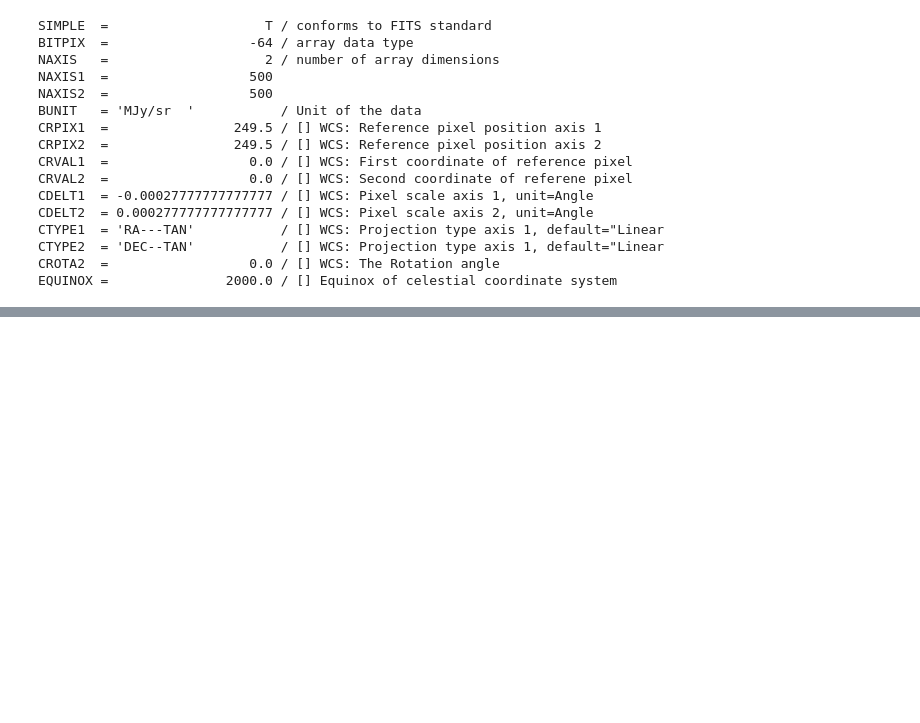
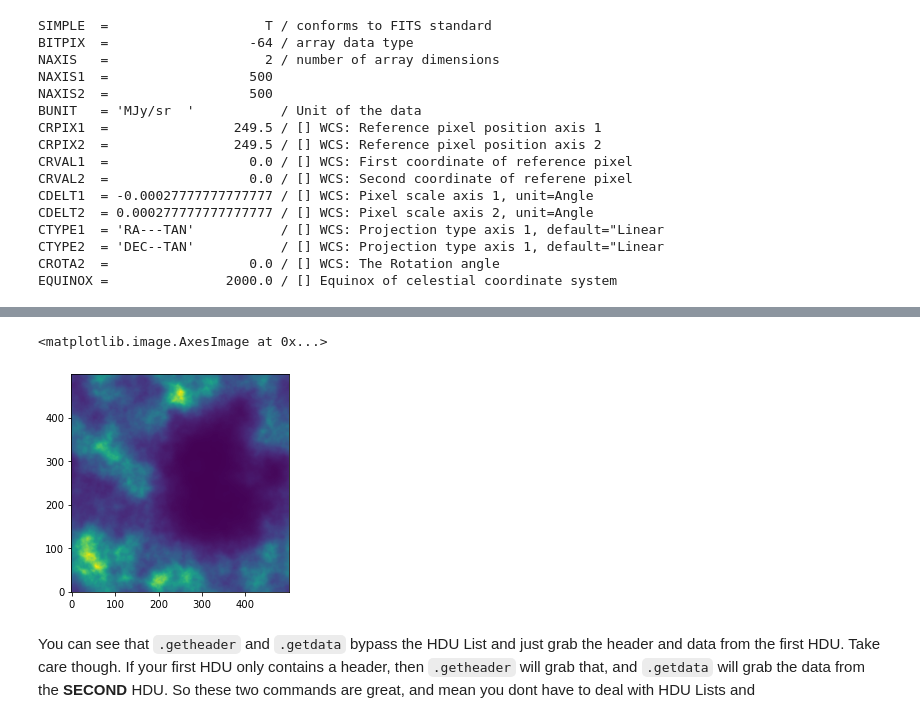
Before and after one commit to CookAndy96/AstroWiki, a Jupyter notebook: WorkingWithFitsFiles/Opening and Exploring FITS Files.ipynb, the cells around one changed output, grey strips where cells are left out. Drawn from its saved outputs; the diff is of its cells as text; code cells hidden in the pictures; blank space fills up the shorter version.

Commit message:
First complete Opening and Exploring FITS Files.ipynb

```diff
--- a/WorkingWithFitsFiles/Opening and Exploring FITS Files.ipynb
+++ b/WorkingWithFitsFiles/Opening and Exploring FITS Files.ipynb
@@ -73,0 +181,5 @@ EQUINOX =               2000.0 / [] Equinox of celestial coordinate system
+# %%
+header = fits.getheader(path_to_file)
+data = fits.getdata(path_to_file)
+
+header
@@ -73,0 +203,7 @@ EQUINOX =               2000.0 / [] Equinox of celestial coordinate system
+# %%
+plt.imshow(data, origin = 'lower')
+# %% [output]
+<matplotlib.image.AxesImage at 0x...>
+[figure, added]
+# %% [markdown]
+You can see that ``.getheader`` and ``.getdata`` bypass the HDU List and just grab the header and data from the first HDU. Take care though. If your first HDU only contains a header, then ``.getheader`` will grab that, and ``.getdata`` will grab the data from the **SECOND** HDU. So these two commands are great, and mean you dont have to deal with HDU Lists and
```
Also changed, not shown: parts of 12 cells of this notebook.
